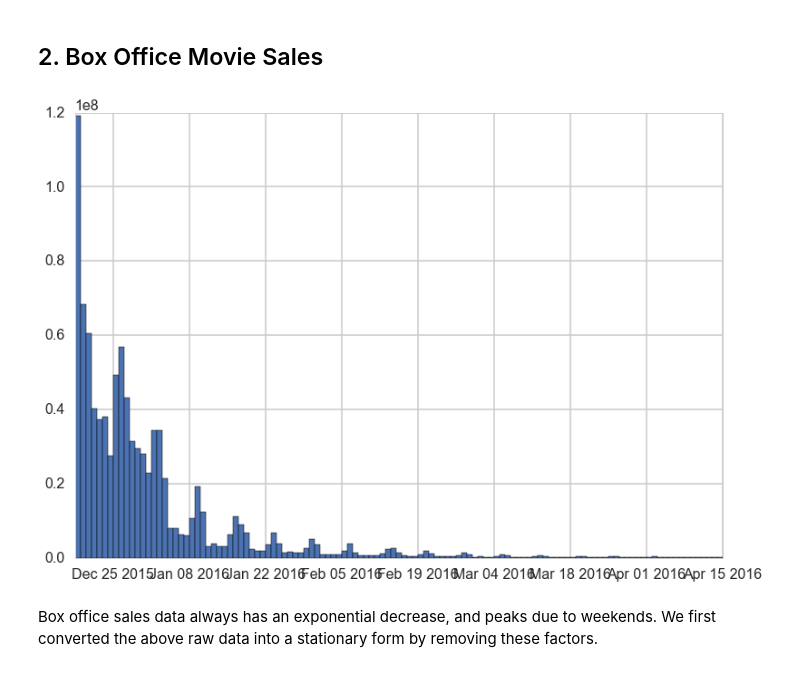
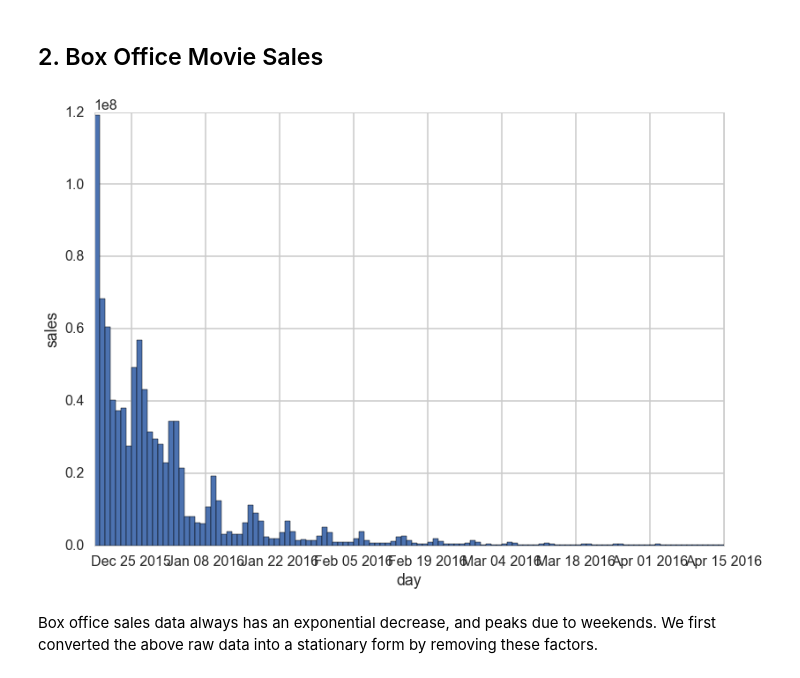
Before and after one commit to joshuamei/AM207project, a Jupyter notebook: to_submit/Time Series .ipynb, the cells around one changed output. Saved outputs shown, nothing was run; the diff lists cells and outputs as text; code cells hidden in the pictures.

```diff
--- a/to_submit/Time Series .ipynb
+++ b/to_submit/Time Series .ipynb
@@ -142,14 +147,15 @@ results_box_office.sort()
 # %%
 x = [date for date,gross in results_box_office ]
 y = [gross for date,gross in results_box_office ]
 
 ax = plt.subplot(111)
 ax.bar(x, y, width=1)
 ax.xaxis_date()
-
+plt.xlabel('day')
+plt.ylabel('sales')
 plt.show()
 # %% [output]
-[figure, old version]
+[figure, new version]
 # %% [markdown]
 Box office sales data always has an exponential decrease, and peaks due to weekends. We first converted the above raw data into a stationary form by removing these factors.
 # %%
```
Also changed, not shown: parts of 6 cells of this notebook.
